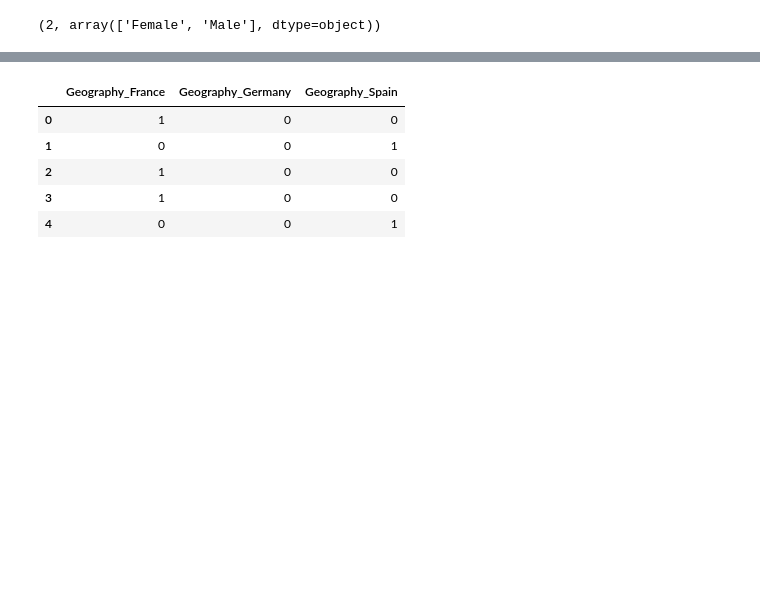
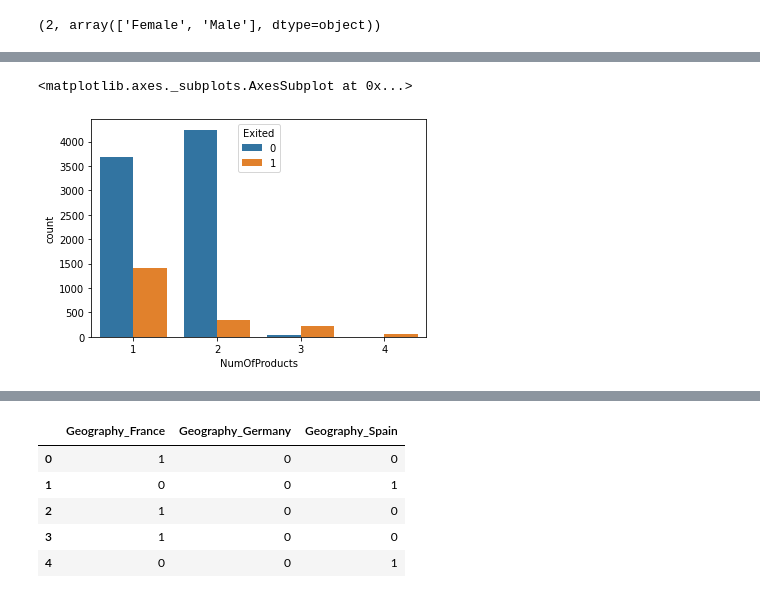
Before and after one commit to Bhushan4-tech/DeepLearning-, a Jupyter notebook: Chrurn_modelling.ipynb, the cells around one changed output, grey strips where cells are left out. Drawn from its saved outputs; the diff is of its cells as text; code cells hidden in the pictures; blank space fills up the shorter version.

```diff
--- a/Chrurn_modelling.ipynb
+++ b/Chrurn_modelling.ipynb
@@ -80,0 +108,5 @@ df.Gender.nunique(),df.Gender.unique()
+# %%
+sns.countplot(df["NumOfProducts"],hue = df["Exited"])
+# %% [output]
+<matplotlib.axes._subplots.AxesSubplot at 0x...>
+[figure, added]
```
Also changed, not shown: parts of 32 cells of this notebook.
